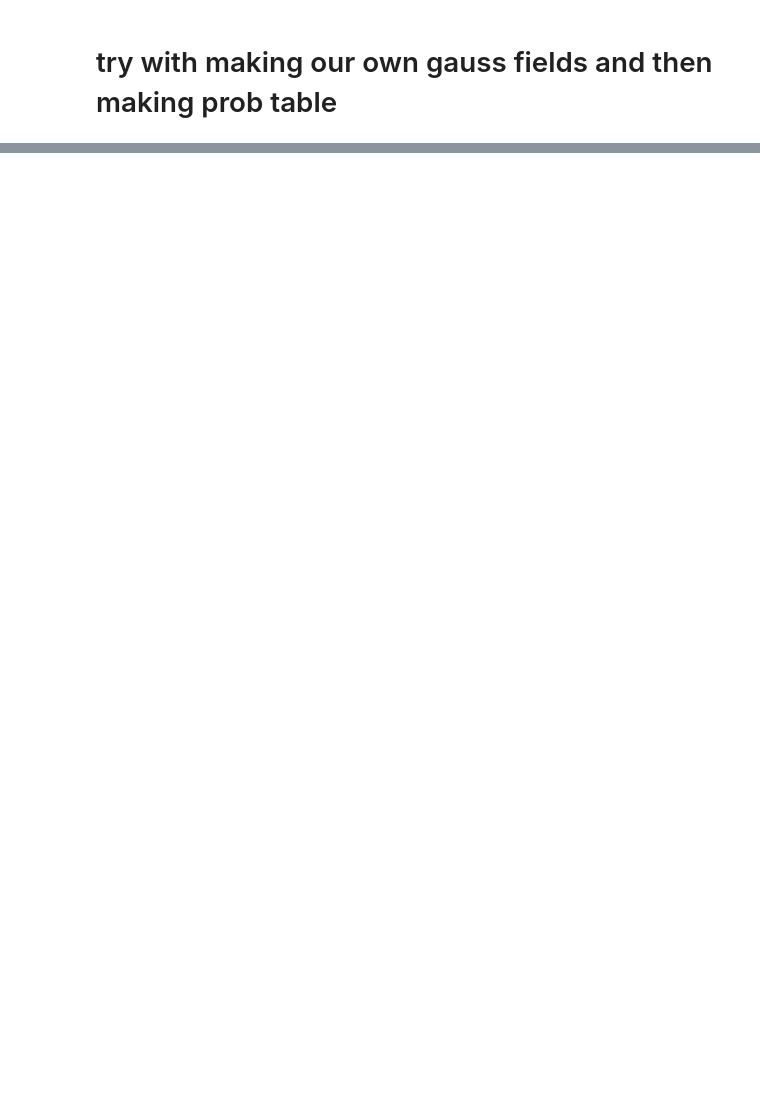
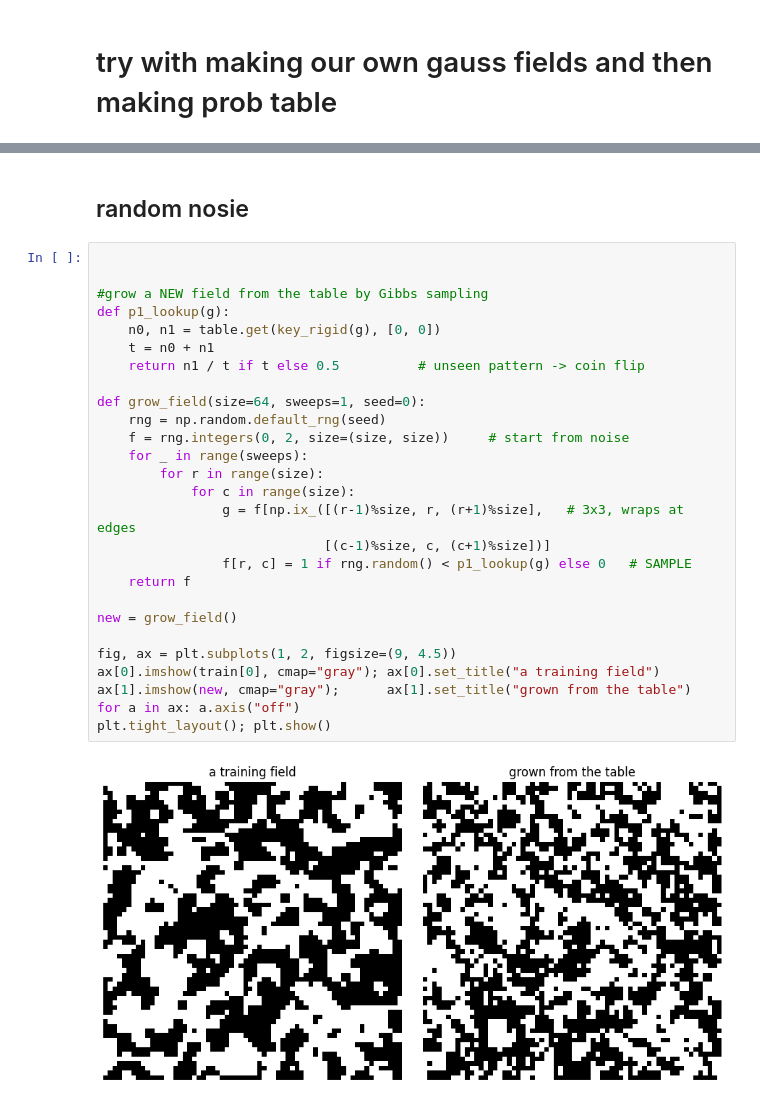
Before and after one commit to ioanb16/Growing-virtual-materials-cellular-automata-meets-geostatistics, a Jupyter notebook: notebooks/karnnaugh_practice.ipynb, the cells around one changed output, grey strips where cells are left out. Saved outputs shown, nothing was run; the diff lists cells and outputs as text; blank space fills up the shorter version.

```diff
--- a/notebooks/karnnaugh_practice.ipynb
+++ b/notebooks/karnnaugh_practice.ipynb
@@ -285,0 +295,31 @@ symmetry classes: 39
+# %% [markdown]
+## random nosie
+# %%
+
+
+#grow a NEW field from the table by Gibbs sampling
+def p1_lookup(g):
+    n0, n1 = table.get(key_rigid(g), [0, 0])
+    t = n0 + n1
+    return n1 / t if t else 0.5          # unseen pattern -> coin flip
+
+def grow_field(size=64, sweeps=1, seed=0):
+    rng = np.random.default_rng(seed)
+    f = rng.integers(0, 2, size=(size, size))     # start from noise
+    for _ in range(sweeps):
+        for r in range(size):
+            for c in range(size):
+                g = f[np.ix_([(r-1)%size, r, (r+1)%size],   # 3x3, wraps at edges
+                             [(c-1)%size, c, (c+1)%size])]
+                f[r, c] = 1 if rng.random() < p1_lookup(g) else 0   # SAMPLE
+    return f
+
+new = grow_field()
+
+fig, ax = plt.subplots(1, 2, figsize=(9, 4.5))
+ax[0].imshow(train[0], cmap="gray"); ax[0].set_title("a training field")
+ax[1].imshow(new, cmap="gray");      ax[1].set_title("grown from the table")
+for a in ax: a.axis("off")
+plt.tight_layout(); plt.show()
+# %% [output]
+[figure, added]
```
Also changed, not shown: parts of 16 cells of this notebook.
